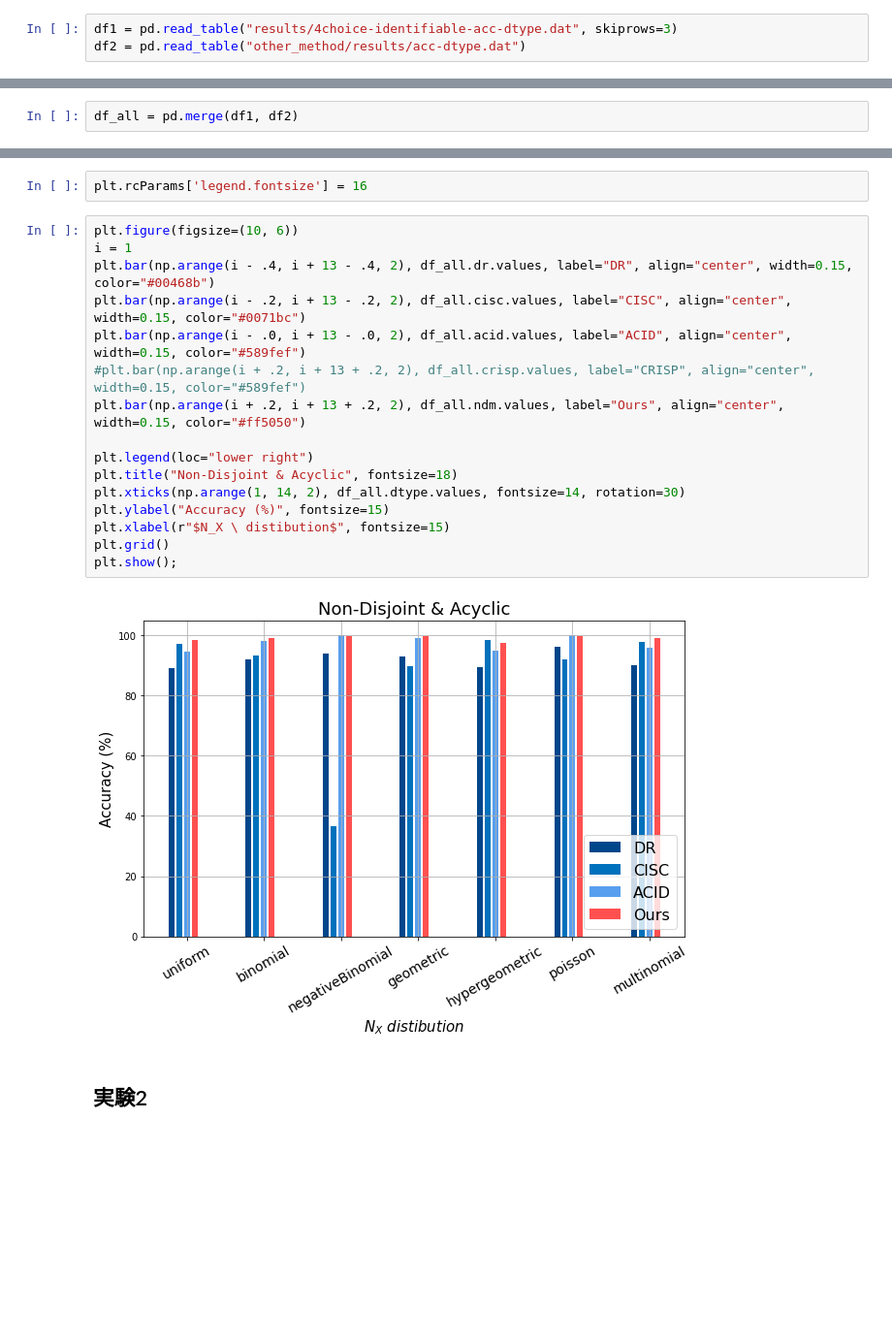
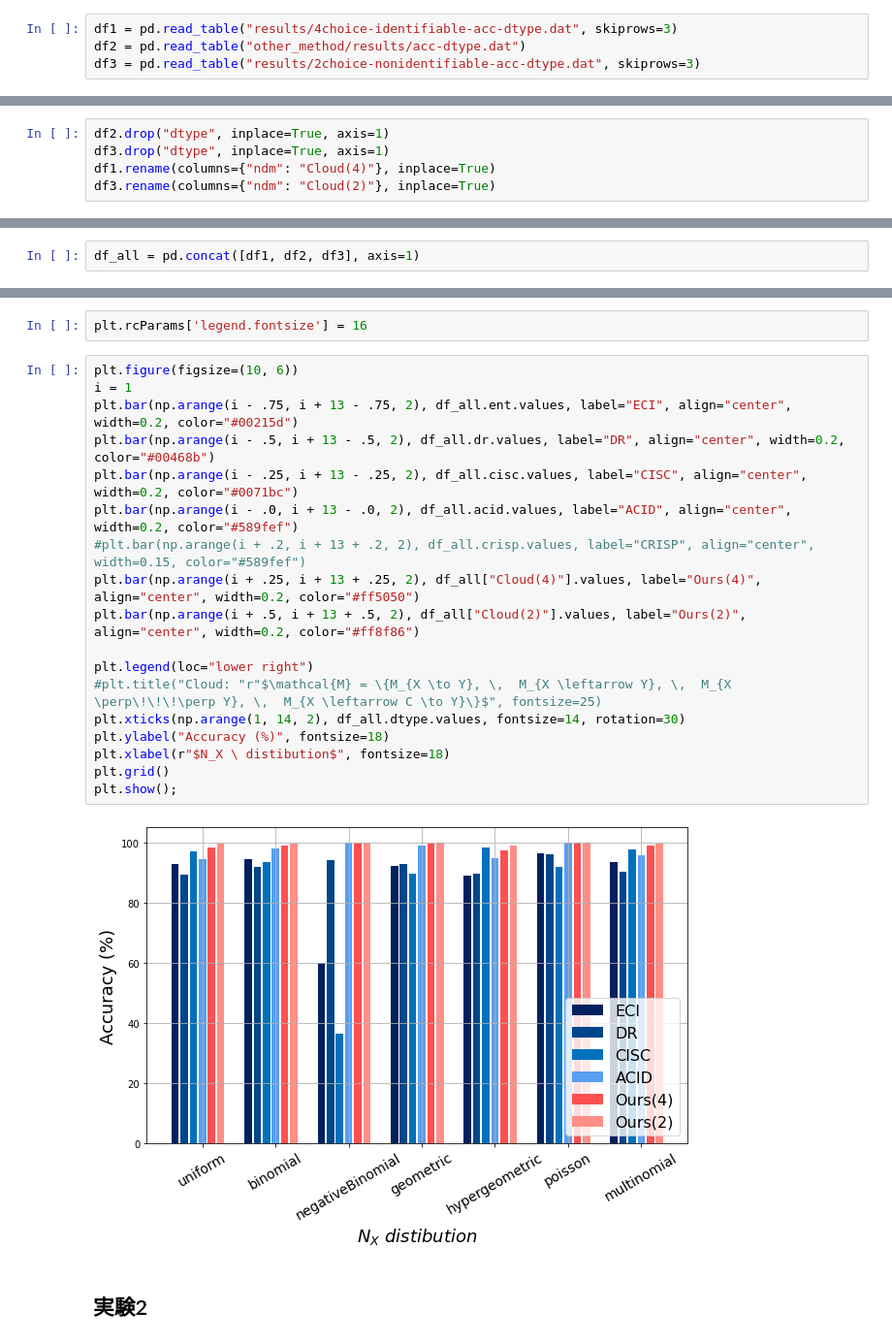
Before and after one commit to masa-u00/Cloud, a Jupyter notebook: notebook/Untitled.ipynb, the cells around one changed output, grey strips where cells are left out. Shown at 97% size. Saved outputs shown, nothing was run; the diff lists cells and outputs as text; blank space fills up the shorter version.

```diff
--- a/notebook/Untitled.ipynb
+++ b/notebook/Untitled.ipynb
@@ -19,3 +19,4 @@ import matplotlib.pyplot as plt
 # %%
 df1 = pd.read_table("results/4choice-identifiable-acc-dtype.dat", skiprows=3)
 df2 = pd.read_table("other_method/results/acc-dtype.dat")
+df3 = pd.read_table("results/2choice-nonidentifiable-acc-dtype.dat", skiprows=3)
@@ -44 +23,6 @@ df2
+# %%
+df2.drop("dtype", inplace=True, axis=1)
+df3.drop("dtype", inplace=True, axis=1)
+df1.rename(columns={"ndm": "Cloud(4)"}, inplace=True)
+df3.rename(columns={"ndm": "Cloud(2)"}, inplace=True)
 # %%
@@ -55,2 +39,2 @@ pd.merge(df1, df2)
 # %%
-df_all = pd.merge(df1, df2)
+df_all = pd.concat([df1, df2, df3], axis=1)
@@ -61,20 +56,22 @@ plt.rcParams['legend.fontsize'] = 16
 # %%
 plt.figure(figsize=(10, 6))
 i = 1
-plt.bar(np.arange(i - .4, i + 13 - .4, 2), df_all.dr.values, label="DR", align="center", width=0.15, color="#00468b")
-plt.bar(np.arange(i - .2, i + 13 - .2, 2), df_all.cisc.values, label="CISC", align="center", width=0.15, color="#0071bc")
-plt.bar(np.arange(i - .0, i + 13 - .0, 2), df_all.acid.values, label="ACID", align="center", width=0.15, color="#589fef")
+plt.bar(np.arange(i - .75, i + 13 - .75, 2), df_all.ent.values, label="ECI", align="center", width=0.2, color="#00215d")
+plt.bar(np.arange(i - .5, i + 13 - .5, 2), df_all.dr.values, label="DR", align="center", width=0.2, color="#00468b")
+plt.bar(np.arange(i - .25, i + 13 - .25, 2), df_all.cisc.values, label="CISC", align="center", width=0.2, color="#0071bc")
+plt.bar(np.arange(i - .0, i + 13 - .0, 2), df_all.acid.values, label="ACID", align="center", width=0.2, color="#589fef")
 #plt.bar(np.arange(i + .2, i + 13 + .2, 2), df_all.crisp.values, label="CRISP", align="center", width=0.15, color="#589fef")
-plt.bar(np.arange(i + .2, i + 13 + .2, 2), df_all.ndm.values, label="Ours", align="center", width=0.15, color="#ff5050")
+plt.bar(np.arange(i + .25, i + 13 + .25, 2), df_all["Cloud(4)"].values, label="Ours(4)", align="center", width=0.2, color="#ff5050")
+plt.bar(np.arange(i + .5, i + 13 + .5, 2), df_all["Cloud(2)"].values, label="Ours(2)", align="center", width=0.2, color="#ff8f86")
 
 plt.legend(loc="lower right")
-plt.title("Non-Disjoint & Acyclic", fontsize=18)
+#plt.title("Cloud: "r"$\mathcal{M} = \{M_{X \to Y}, \,  M_{X \leftarrow Y}, \,  M_{X \perp\!\!\!\perp Y}, \,  M_{X \leftarrow C \to Y}\}$", fontsize=25)
 plt.xticks(np.arange(1, 14, 2), df_all.dtype.values, fontsize=14, rotation=30)
-plt.ylabel("Accuracy (%)", fontsize=15)
-plt.xlabel(r"$N_X \ distibution$", fontsize=15)
+plt.ylabel("Accuracy (%)", fontsize=18)
+plt.xlabel(r"$N_X \ distibution$", fontsize=18)
 plt.grid()
 plt.show();
 # %% [output]
-[figure, old version]
+[figure, new version]
 # %% [markdown]
 ## 実験2
```
Also changed, not shown: parts of 23 cells of this notebook.
